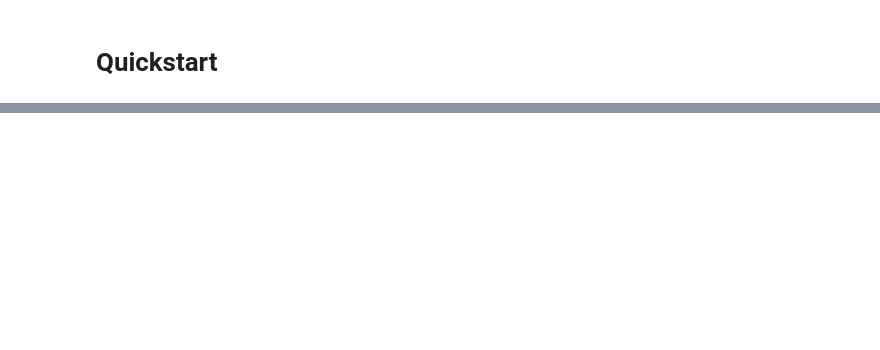
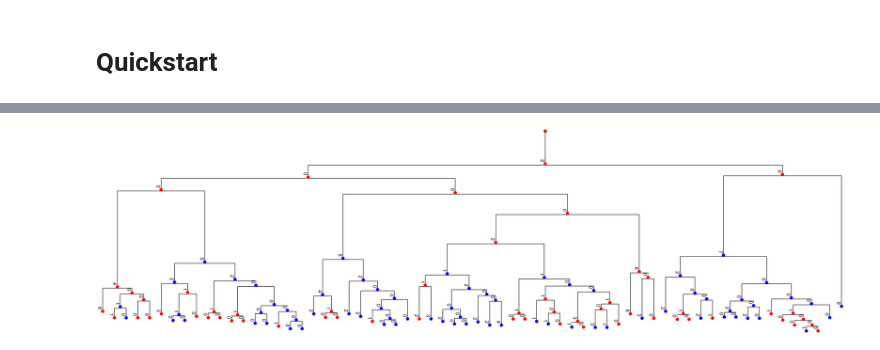
Before and after one commit to psathyrella/BDMS, a Jupyter notebook: notebooks/quickstart.ipynb, the cells around one changed output, grey strips where cells are left out. Cells and saved outputs as stored; diff of their text form; code cells hidden in the pictures; blank space fills up the shorter version.

```diff
--- a/notebooks/quickstart.ipynb
+++ b/notebooks/quickstart.ipynb
@@ -205,0 +75,4 @@ tree.render("x", "%%inline")
+# %%
+tree.render("%%inline", **viz_kwargs)
+# %% [output]
+[figure, added]
```
Also changed, not shown: parts of 48 cells of this notebook, 7 other files.
